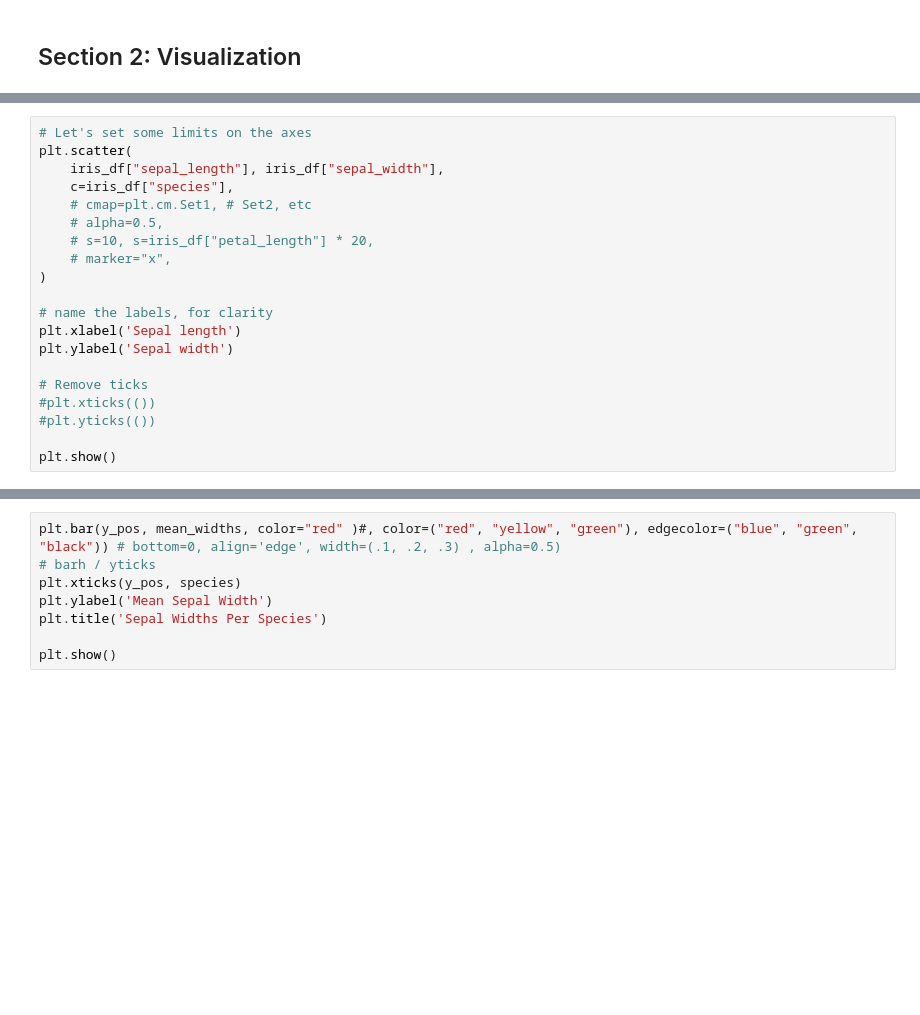
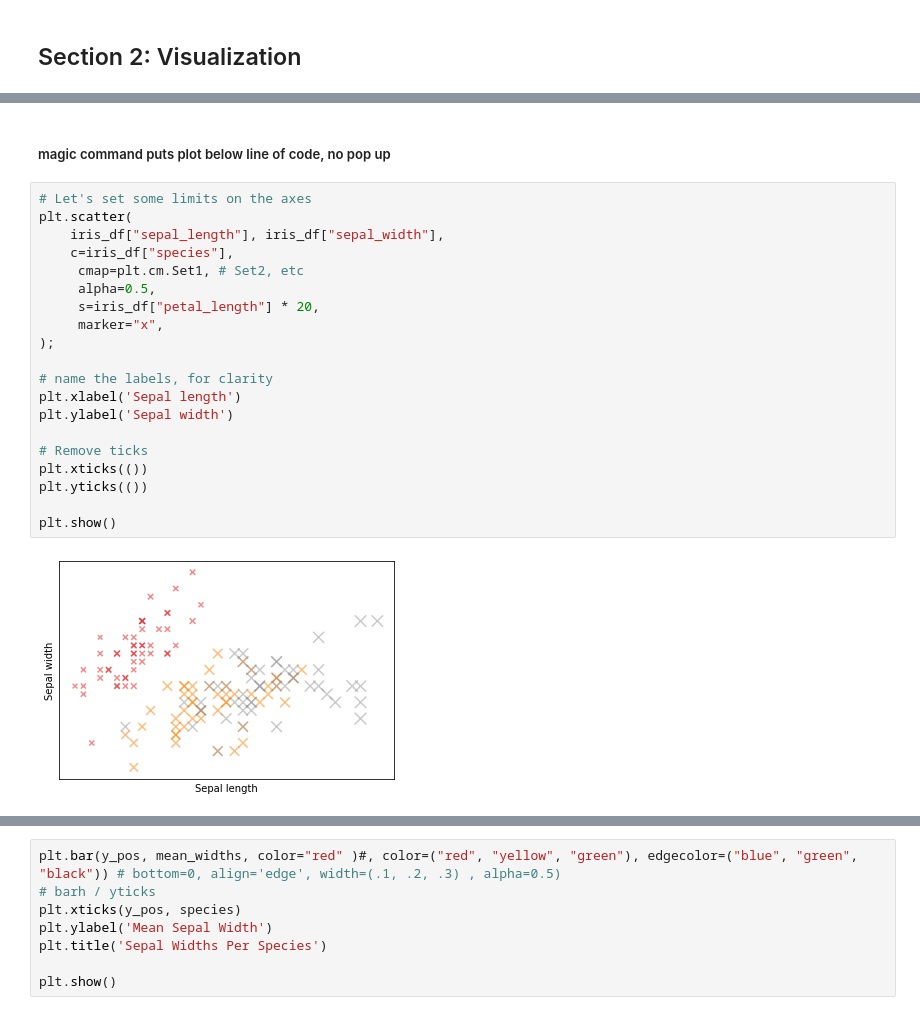
Before and after one commit to oconnorlp/fall2019, a Jupyter notebook: week2/Week2.ipynb, the cells around one changed output, grey strips where cells are left out. Cells and saved outputs as stored; diff of their text form; blank space fills up the shorter version.

```diff
--- a/week2/Week2.ipynb
+++ b/week2/Week2.ipynb
@@ -829,23 +713,27 @@ plt.show()
+# %% [markdown]
+##### magic command puts plot below line of code, no pop up
 # %%
 # Let's set some limits on the axes
 plt.scatter(
     iris_df["sepal_length"], iris_df["sepal_width"],
     c=iris_df["species"],
-    # cmap=plt.cm.Set1, # Set2, etc
-    # alpha=0.5,
-    # s=10, s=iris_df["petal_length"] * 20,
-    # marker="x",
-)
+     cmap=plt.cm.Set1, # Set2, etc
+     alpha=0.5,
+     s=iris_df["petal_length"] * 20,
+     marker="x",
+);
 
 # name the labels, for clarity
 plt.xlabel('Sepal length')
 plt.ylabel('Sepal width')
 
 # Remove ticks
-#plt.xticks(())
-#plt.yticks(())
+plt.xticks(())
+plt.yticks(())
 
 plt.show()
+# %% [output]
+[figure, added]
 # %%
 # Histograms:  https://matplotlib.org/api/_as_gen/matplotlib.pyplot.hist.html
 
```
Also changed, not shown: parts of 44 cells of this notebook, 12 other files.
